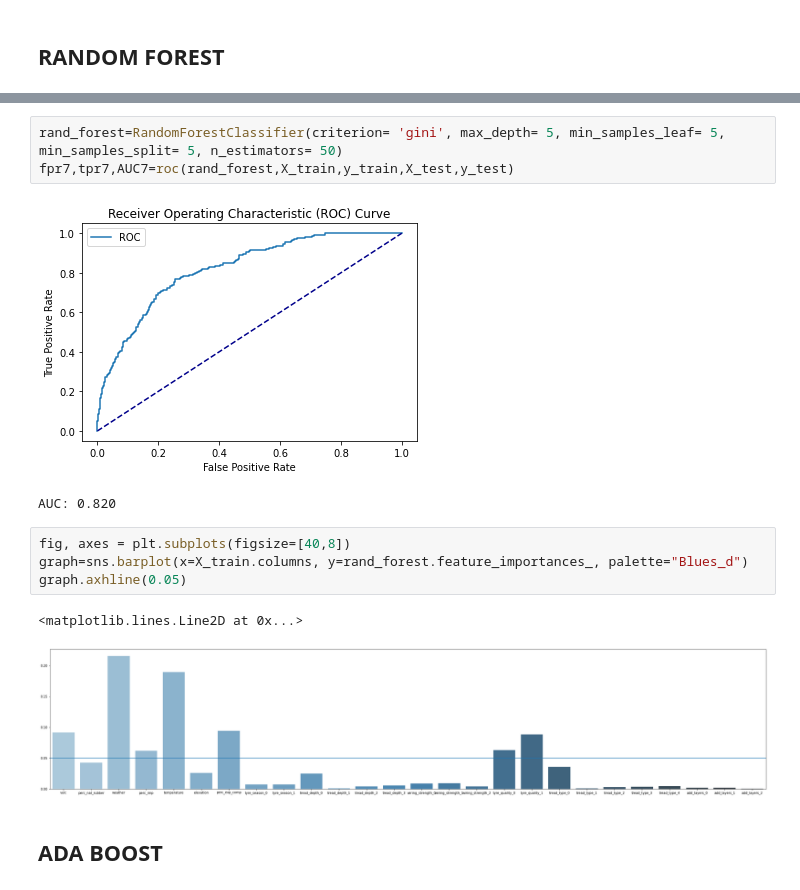
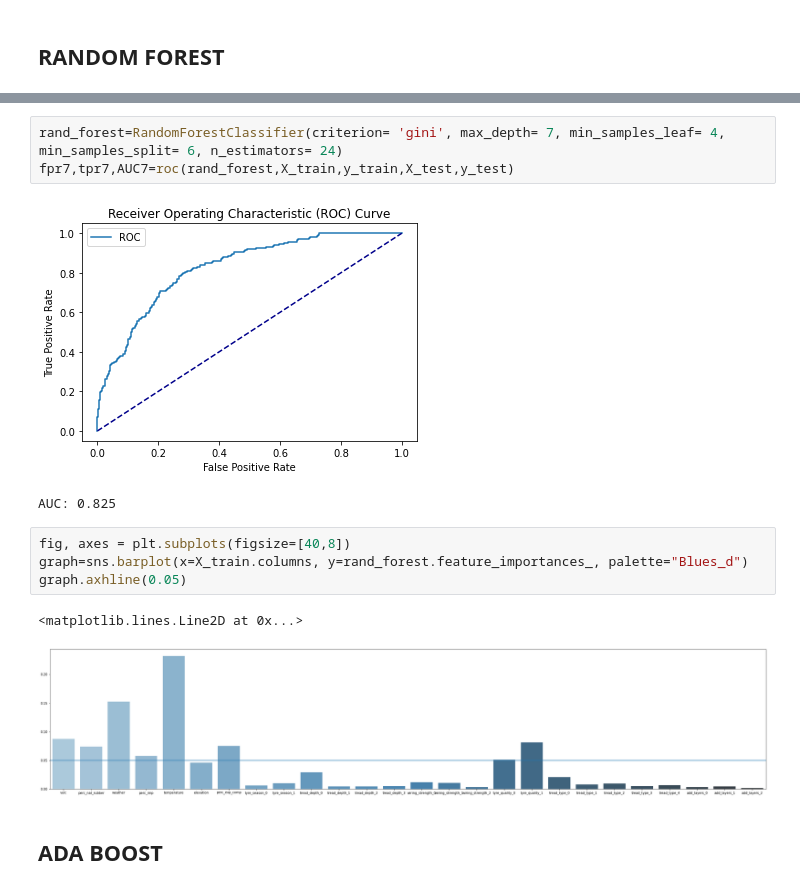
Before and after one commit to AndreaScarpellini1/ML-Project, a Jupyter notebook: Project .ipynb, the cells around one changed output, grey strips where cells are left out. Cells and saved outputs as stored; diff of their text form.

```diff
--- a/Project .ipynb
+++ b/Project .ipynb
@@ -721,16 +726,16 @@ precision  train 0.766   test 0.730
 # %%
-rand_forest=RandomForestClassifier(criterion= 'gini', max_depth= 5, min_samples_leaf= 5, min_samples_split= 5, n_estimators= 50)
+rand_forest=RandomForestClassifier(criterion= 'gini', max_depth= 7, min_samples_leaf= 4, min_samples_split= 6, n_estimators= 24)
 fpr7,tpr7,AUC7=roc(rand_forest,X_train,y_train,X_test,y_test)
 # %% [output]
-[figure, old version]
+[figure, new version]
-AUC: 0.820
+AUC: 0.825
 # %%
 fig, axes = plt.subplots(figsize=[40,8])
 graph=sns.barplot(x=X_train.columns, y=rand_forest.feature_importances_, palette="Blues_d")
 graph.axhline(0.05)
 # %% [output]
 <matplotlib.lines.Line2D at 0x...>
-[figure, old version]
+[figure, new version]
 # %% [markdown]
 ## ADA BOOST
 # %%
```
Also changed, not shown: parts of 15 cells of this notebook.
